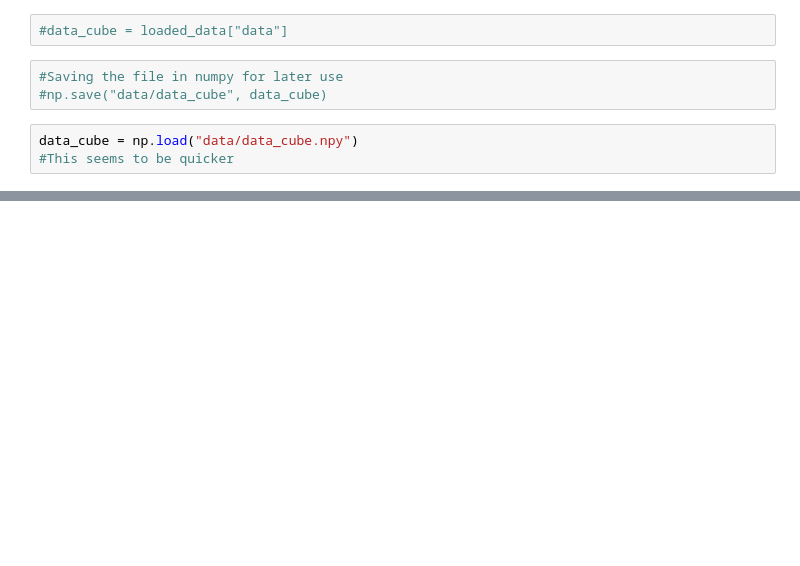
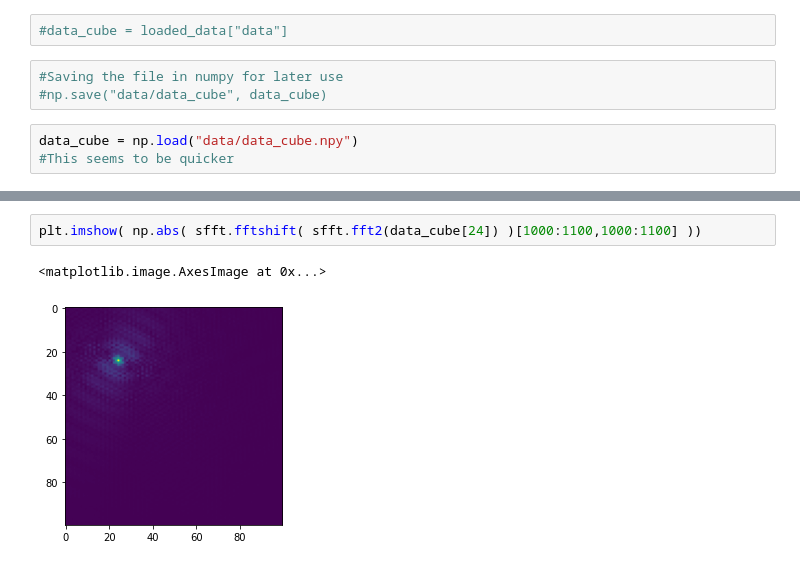
Before and after one commit to SangersJeroen/Bachelor-Thesis-Code, a Jupyter notebook: loaddata.ipynb, the cells around one changed output, grey strips where cells are left out. Saved outputs shown, nothing was run; the diff lists cells and outputs as text; blank space fills up the shorter version.

```diff
--- a/loaddata.ipynb
+++ b/loaddata.ipynb
@@ -100,0 +112,5 @@ plt.savefig('eftemstack.png')
+# %%
+plt.imshow( np.abs( sfft.fftshift( sfft.fft2(data_cube[24]) )[1000:1100,1000:1100] ))
+# %% [output]
+<matplotlib.image.AxesImage at 0x...>
+[figure, added]
```
Also changed, not shown: parts of 11 cells of this notebook, 3 other files.
